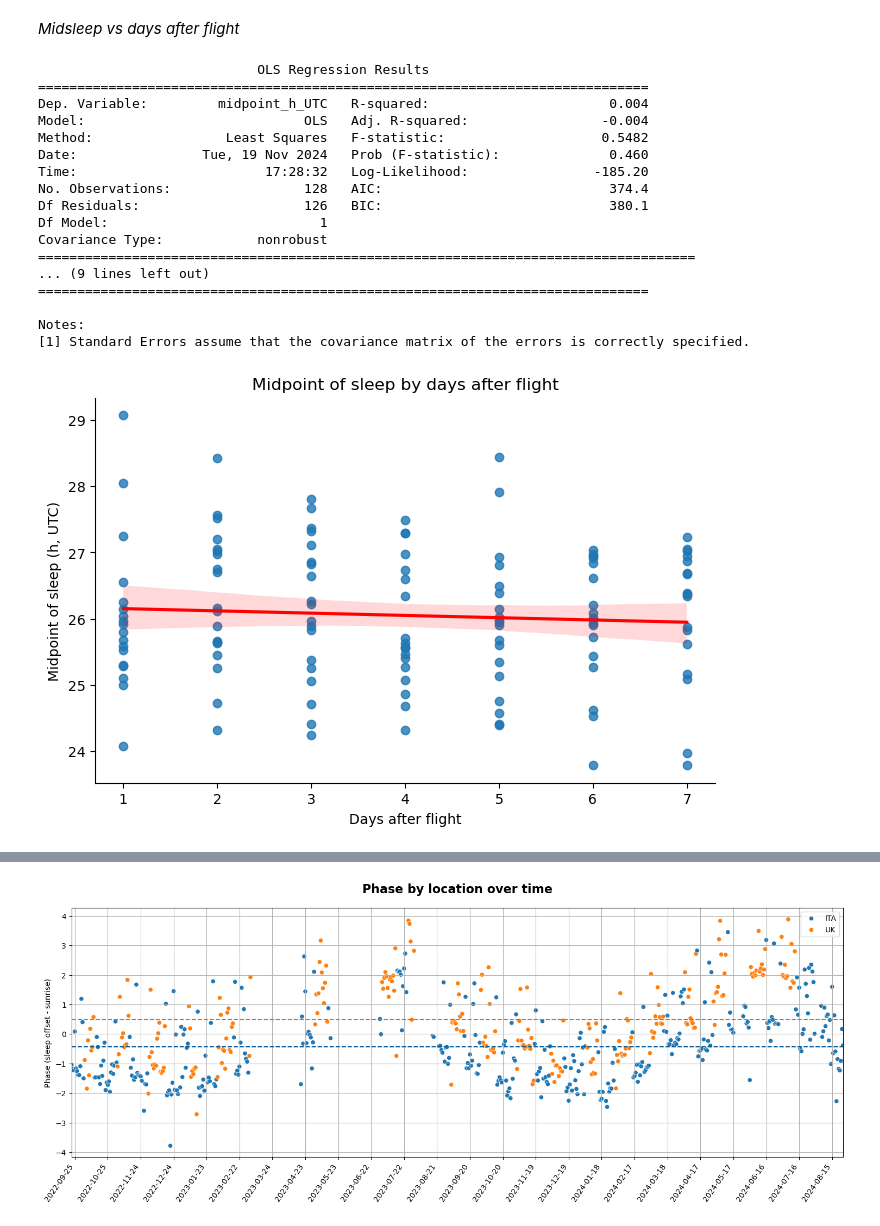
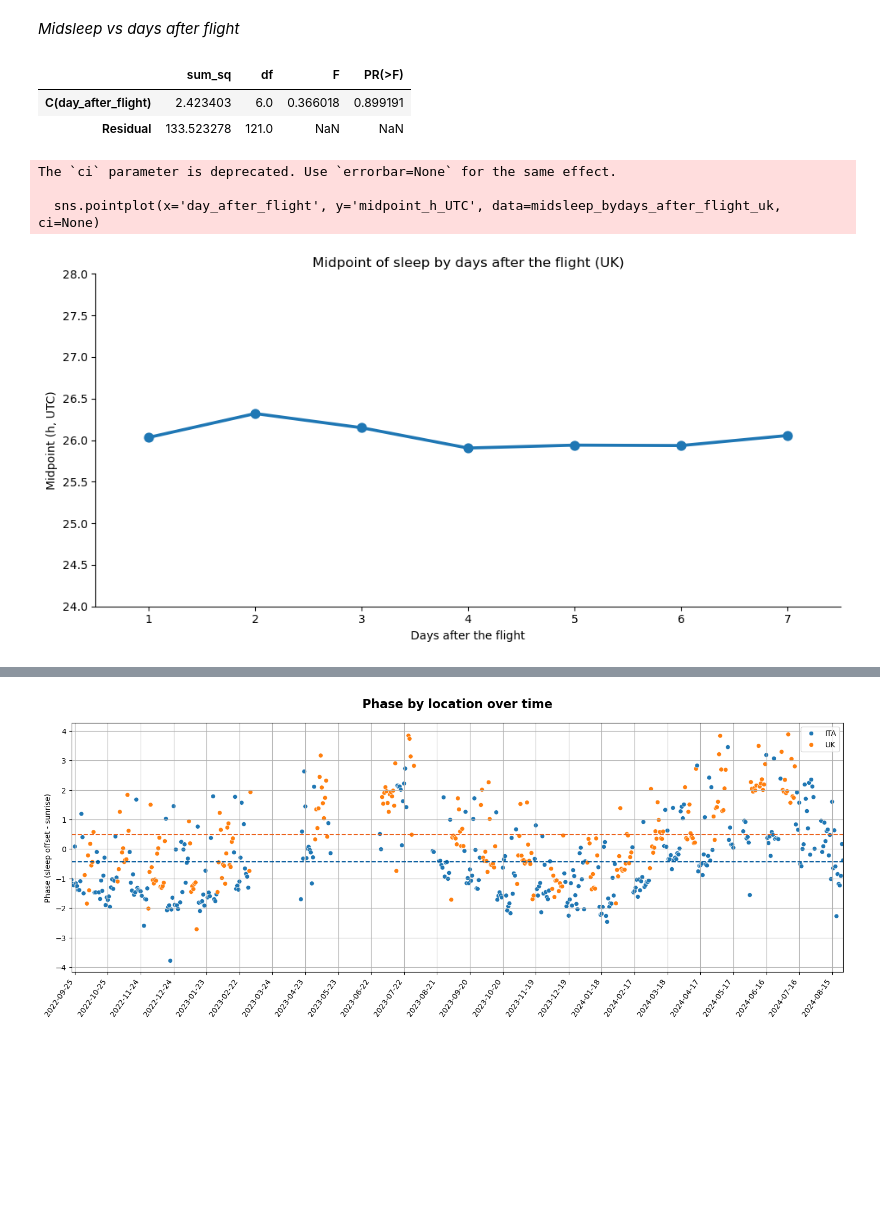
Before and after one commit to Gianluca-cnd/Case_report_uk_VS_ita, a Jupyter notebook: jetlag_UTC.ipynb, the cells around one changed output, grey strips where cells are left out. Saved outputs shown, nothing was run; the diff lists cells and outputs as text; code cells hidden in the pictures; blank space fills up the shorter version.

```diff
--- a/jetlag_UTC.ipynb
+++ b/jetlag_UTC.ipynb
@@ -783,36 +794,30 @@ midsleep_bydays_after_flight_ita = midsleep_bydays_after_flight[midsleep_bydays_
-# %%
-# Simple linear regression analysis
-model = ols('midpoint_h_UTC ~ day_after_flight', data=midsleep_bydays_after_flight_uk).fit()
-print(model.summary())
-# %% [output]
-                            OLS Regression Results
-==============================================================================
-Dep. Variable:         midpoint_h_UTC   R-squared:                       0.004
-Model:                            OLS   Adj. R-squared:                 -0.004
-Method:                 Least Squares   F-statistic:                    0.5482
-Date:                Tue, 19 Nov 2024   Prob (F-statistic):              0.460
-Time:                        17:28:32   Log-Likelihood:                -185.20
-No. Observations:                 128   AIC:                             374.4
-Df Residuals:                     126   BIC:                             380.1
-Df Model:                           1
-Covariance Type:            nonrobust
-====================================================================================
-... (9 lines left out)
-==============================================================================
-
-Notes:
-[1] Standard Errors assume that the covariance matrix of the errors is correctly specified.
+# %%
+# perform a RM ANOVA to compare the midpoint of sleep by days after the flight for the UK
+model_1 = ols('midpoint_h_UTC ~ C(day_after_flight)', data=midsleep_bydays_after_flight_uk).fit()
+
+anova_statsmodels_1 = anova.anova_lm(model_1, typ=2)
+
+anova_statsmodels_1
+# %% [output]
+|  | sum_sq | df | F | PR(>F) |
+| C(day_after_flight) | 2.423403 | 6.0 | 0.366018 | 0.899191 |
+| Residual | 133.523278 | 121.0 | NaN | NaN |
 # %%
-# Plot the regression line
-plt.figure(figsize=(8, 5))
-sns.regplot(x='day_after_flight', y='midpoint_h_UTC', data=midsleep_bydays_after_flight_uk, line_kws={'color': 'red'})
-plt.title('Midpoint of sleep by days after flight')
-plt.xlabel('Days after flight')
-plt.ylabel('Midpoint of sleep (h, UTC)')
-sns.despine()
+# plot the RM Anova for the midpoint of sleep by days after the flight (UK)
+plt.figure(figsize=(10, 5))
+sns.pointplot(x='day_after_flight', y='midpoint_h_UTC', data=midsleep_bydays_after_flight_uk, ci=None)
+plt.title('Midpoint of sleep by days after the flight (UK)')
+plt.xlabel('Days after the flight')
+plt.ylabel('Midpoint (h, UTC)')
+plt.ylim(24, 28)
 plt.grid(False)
 plt.gca().spines['bottom'].set_color('black')
 plt.gca().spines['left'].set_color('black')
+sns.despine()
+plt.tight_layout()
 plt.show()
 # %% [output]
+The `ci` parameter is deprecated. Use `errorbar=None` for the same effect.
+
+  sns.pointplot(x='day_after_flight', y='midpoint_h_UTC', data=midsleep_bydays_after_flight_uk, ci=None)
-[figure, old version]
+[figure, new version]
```
Also changed, not shown: parts of 88 cells of this notebook.
